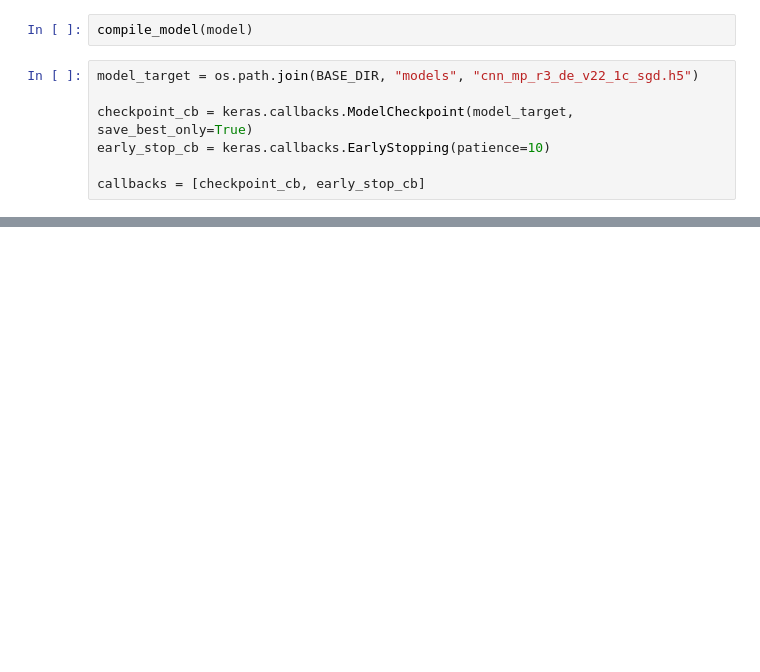
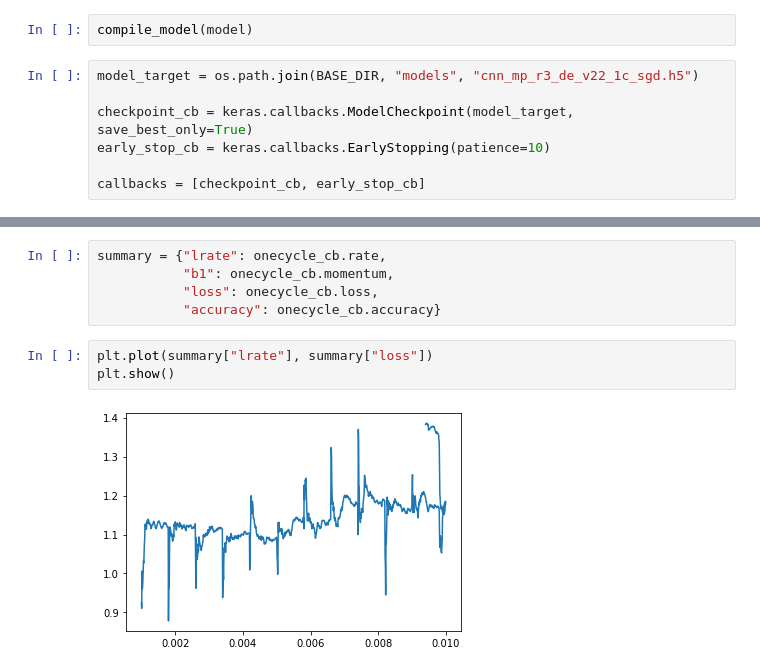
Before and after one commit to Kaushalkhokhar/complete-ml, a Jupyter notebook: projects/CNN/flowers.ipynb, the cells around one changed output, grey strips where cells are left out. Saved outputs shown, nothing was run; the diff lists cells and outputs as text; blank space fills up the shorter version.

```diff
--- a/projects/CNN/flowers.ipynb
+++ b/projects/CNN/flowers.ipynb
@@ -1518,0 +1622,10 @@ Epoch 24/25
+# %%
+summary = {"lrate": onecycle_cb.rate,
+           "b1": onecycle_cb.momentum,
+           "loss": onecycle_cb.loss,
+           "accuracy": onecycle_cb.accuracy}
+# %%
+plt.plot(summary["lrate"], summary["loss"])
+plt.show()
+# %% [output]
+[figure, added]
```
Also changed, not shown: parts of 16 cells of this notebook.
